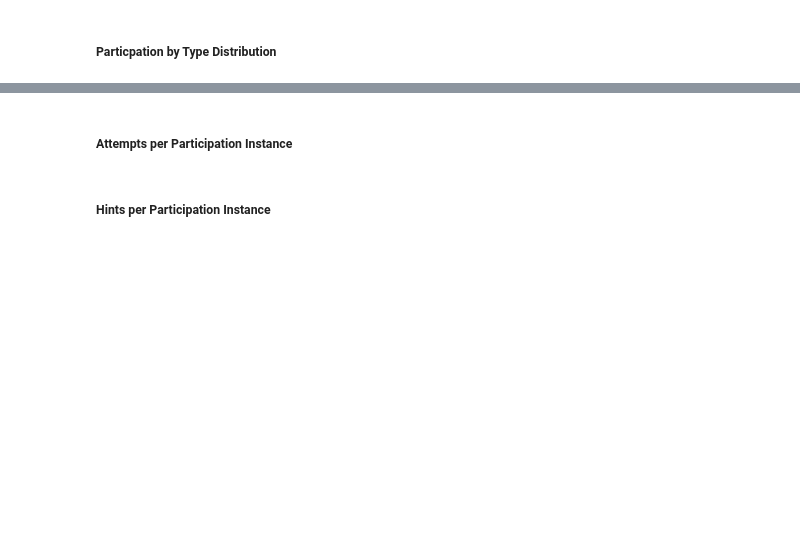
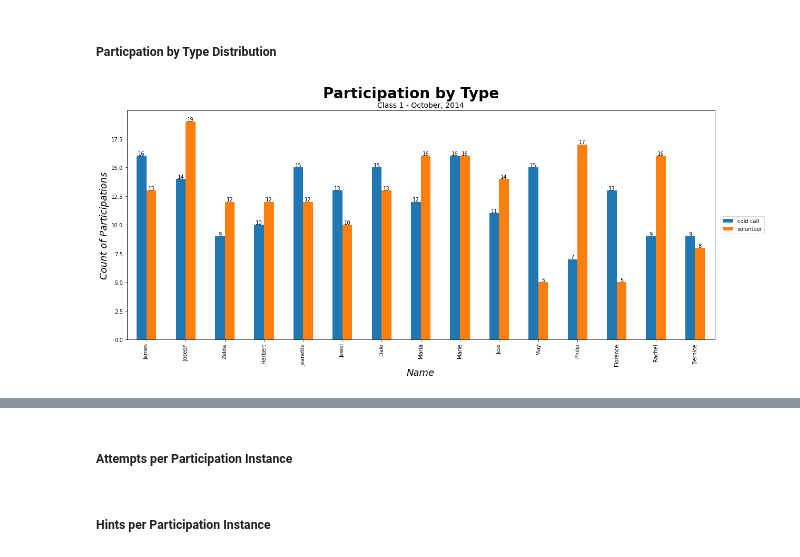
Before and after one commit to mikitz/china-students, a Jupyter notebook: (Teacher) Class Reports.ipynb, the cells around one changed output, grey strips where cells are left out. Cells and saved outputs as stored; diff of their text form; code cells hidden in the pictures; blank space fills up the shorter version.

```diff
--- a/(Teacher) Class Reports.ipynb
+++ b/(Teacher) Class Reports.ipynb
@@ -298,15 +367,17 @@ fShowValuesOnBars(ax)
 # %%
 # Prepare the DF
 dfTest = dfParticipationDateTypePivot.drop(columns = ['STUDENT_ID'], axis = 1)
 # Define the plot
 ax = dfTest.plot.bar(x = 'STUDENT_NAME_ENGLISH', figsize = (20, 8))
-# Set up the legend
-plt.legend(bbox_to_anchor=(1.01, 0.5), loc='center left', borderaxespad=0)
 # Format the graph
 tSubtitle = 'Class {} - {}, {}'.format(tiClassID, oMonth, tiYear)
 plt.suptitle("Participation by Type", size = 28, fontweight = "bold", y = 0.96, ha = 'center')
 ax.set_title(tSubtitle, size = 14, ha = 'center')
 ax.set_xlabel("Name", size = 18, style="italic")
 ax.set_ylabel("Count of Participations", size = 18, style="italic")
+# Set up the legend
+plt.legend(bbox_to_anchor=(1.01, 0.5), loc='center left', borderaxespad=0)
 # Show values on the bars
-fShowValuesOnBars(ax)
+fShowValuesOnBars(ax, 0)
+# %% [output]
+[figure, added]
```
Also changed, not shown: parts of 10 cells of this notebook, 1 other file.
